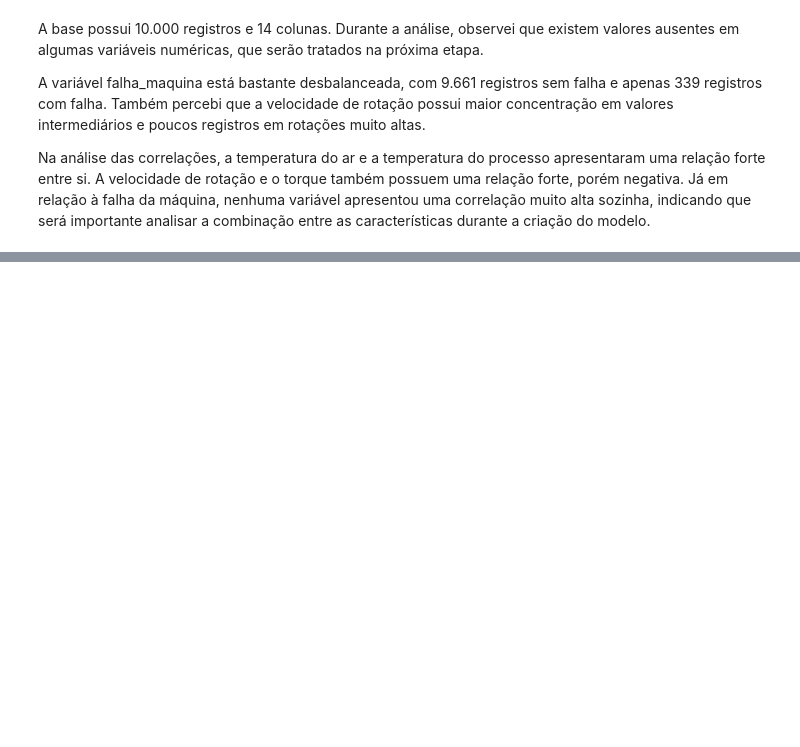
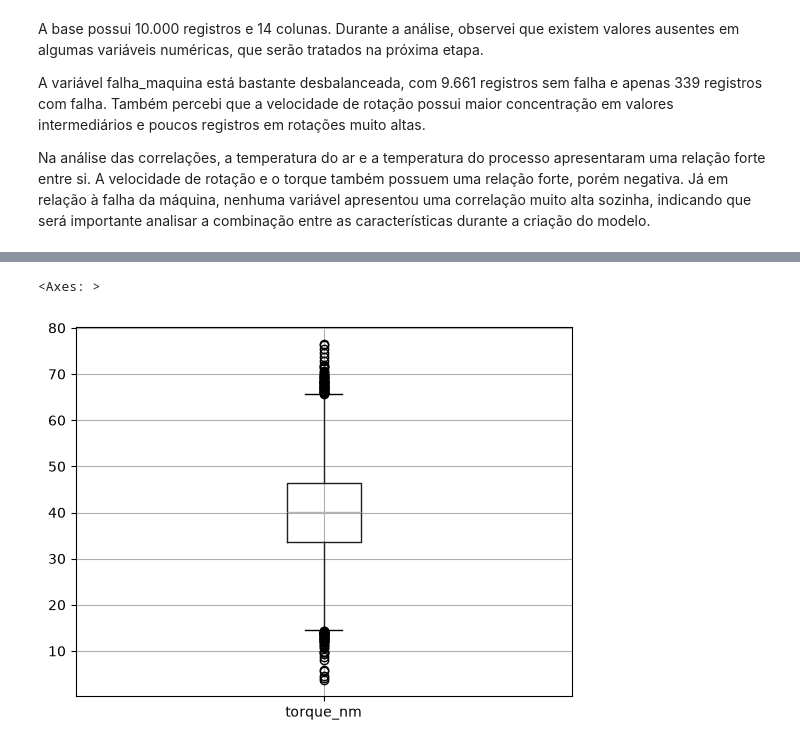
Before and after one commit to paulaserra/manutencao-preditiva-ia, a Jupyter notebook: notebooks/01_analise_exploratoria.ipynb, the cells around one changed output, grey strips where cells are left out. Cells and saved outputs as stored; diff of their text form; code cells hidden in the pictures; blank space fills up the shorter version.

```diff
--- a/notebooks/01_analise_exploratoria.ipynb
+++ b/notebooks/01_analise_exploratoria.ipynb
@@ -96,0 +166,5 @@ Na análise das correlações, a temperatura do ar e a temperatura do processo a
+# %%
+df.boxplot(column="torque_nm")
+# %% [output]
+<Axes: >
+[figure, added]
```
Also changed, not shown: parts of 13 cells of this notebook.
